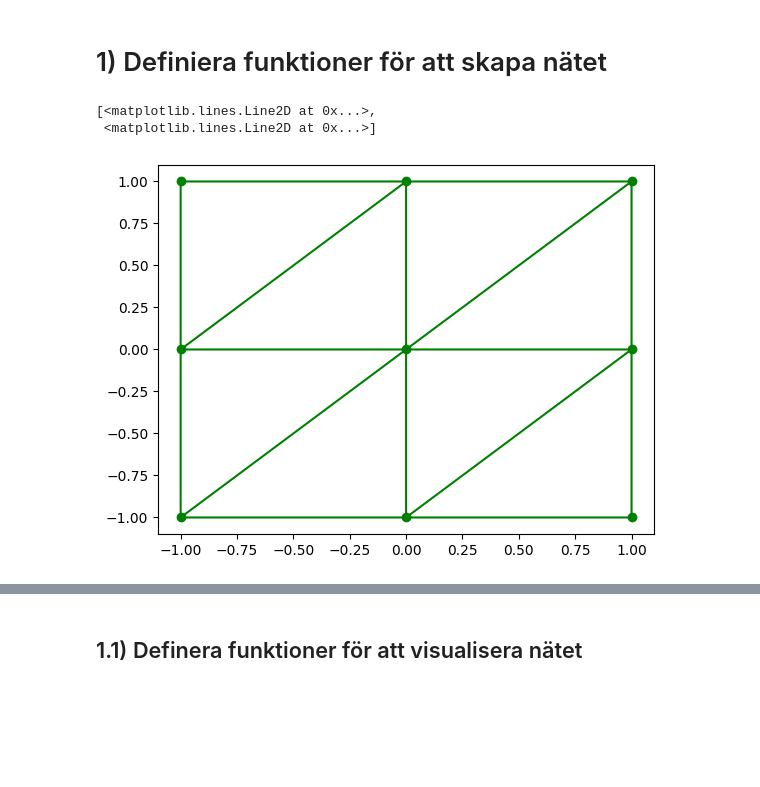
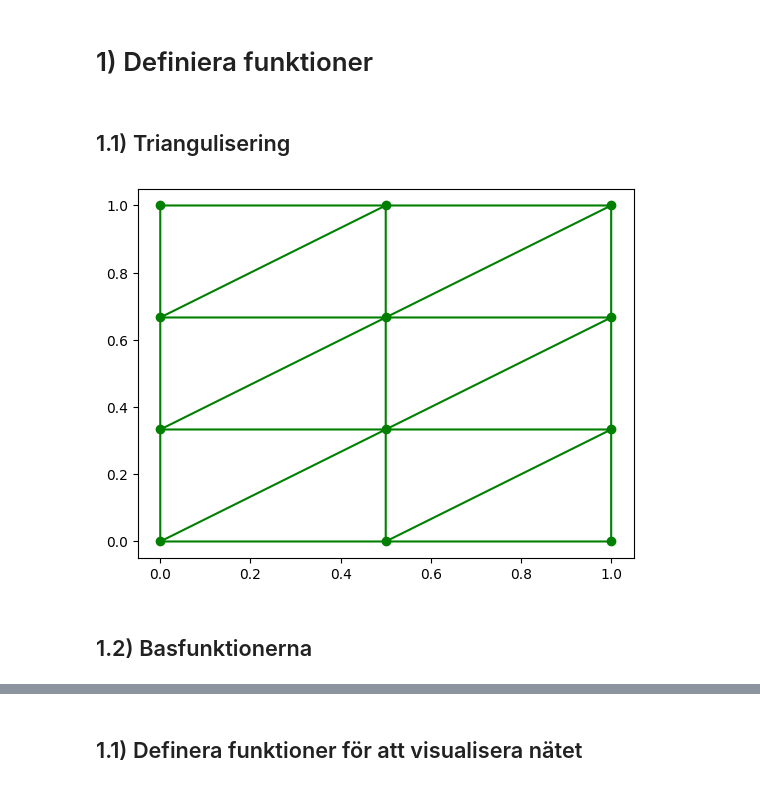
Before and after one commit to wiluxgit/MVE270_2024, a Jupyter notebook: 11z.ipynb, the cells around one changed output, grey strips where cells are left out. Cells and saved outputs as stored; diff of their text form; code cells hidden in the pictures; blank space fills up the shorter version.

```diff
--- a/11z.ipynb
+++ b/11z.ipynb
@@ -65,4 +65,4 @@ $= 2(2-x^2-y^2) - 2xy(x^2-y^2)$
 
 ✅, $f$ är löst
 # %% [markdown]
-# 1) Definiera funktioner för att skapa nätet
+# 1) Definiera funktioner
@@ -116,0 +69,2 @@ class TriangulatedGrid:
+# %% [markdown]
+## 1.1) Triangulisering
@@ -117,7 +139,9 @@ class TriangulatedGrid:
 # %%
-trigrid = TriangulatedGrid(3)
-plt.triplot(trigrid.triangulation, 'go-', lw=1.5)
+def plot_mesh_2d(trigrid: TriangulatedGrid):
+    plt.triplot(trigrid.triangulation(), 'go-', lw=1.5)
+
+plot_mesh_2d(TriangulatedGrid(nx=2, ny=3))
 # %% [output]
-[<matplotlib.lines.Line2D at 0x...>,
- <matplotlib.lines.Line2D at 0x...>]
-[figure, old version]
+[figure, new version]
+# %% [markdown]
+## 1.2) Basfunktionerna
```
Also changed, not shown: parts of 7 cells of this notebook, 2 other files.
